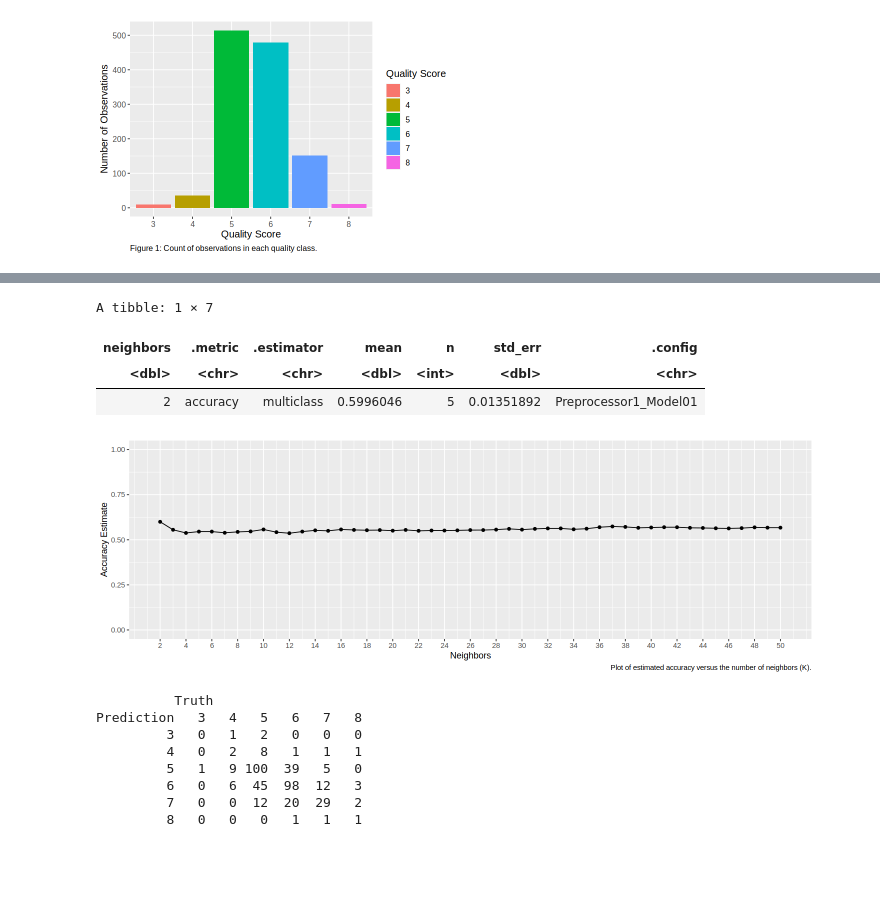
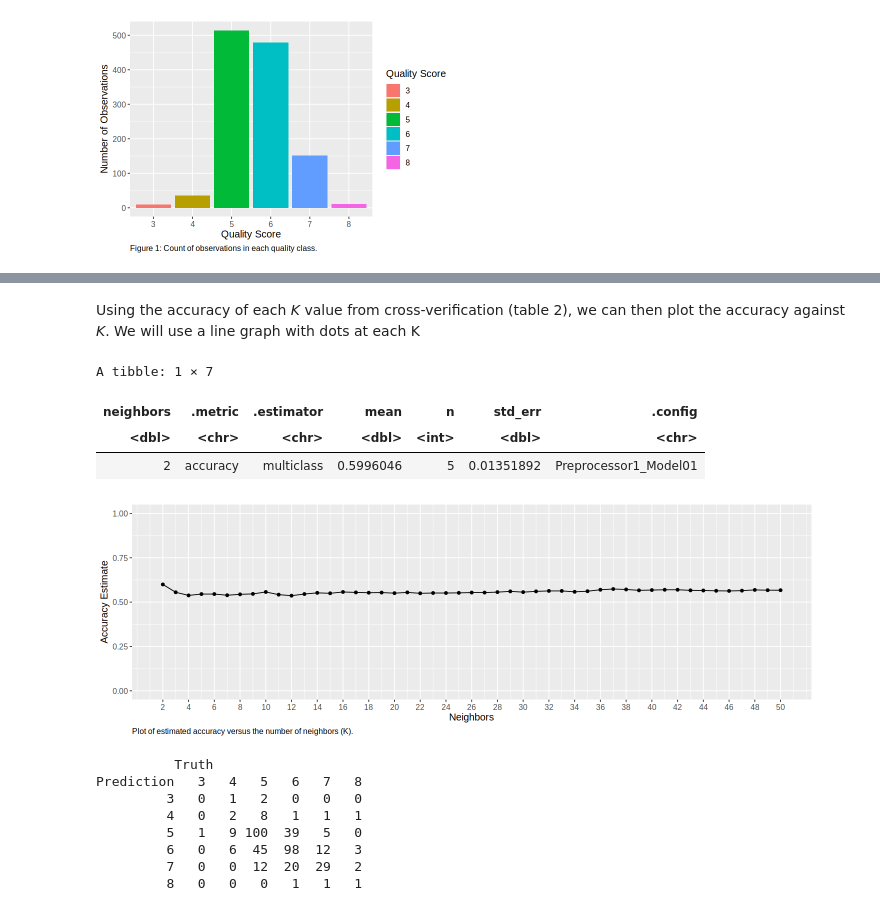
Before and after one commit to rahim620/DSCI100-PROJECT-FALL23, a Jupyter notebook: wine_quality.ipynb, the cells around one changed output, grey strips where cells are left out. Saved outputs shown, nothing was run; the diff lists cells and outputs as text; code cells hidden in the pictures; blank space fills up the shorter version.

Commit message:
Added more figure captions and table captions and continued narration.

```diff
--- a/wine_quality.ipynb
+++ b/wine_quality.ipynb
@@ -160,29 +173,32 @@ results_unbalanced <- workflow() |>
+# %% [markdown]
+Using the accuracy of each *K* value from cross-verification (table 2), we can then plot the accuracy against *K*. We will use a line graph with dots at each K
 # %%
 # Plot the accuracy for different k values
 options(repr.plot.width = 12, repr.plot.height = 4)
 
 accuracies_unbalanced <- results_unbalanced |>
     filter(.metric == "accuracy")
 
 accuracy_unbalanced_plot <- ggplot(accuracies_unbalanced, aes(x = neighbors, y = mean)) +
     geom_point() +
     geom_line() +
-    labs(x = "Neighbors", y = "Accuracy Estimate", caption = "Plot of estimated accuracy versus the number of neighbors (K).") +
+    labs(x = "Neighbors", y = "Accuracy Estimate", caption = "Figure 2: Plot of estimated accuracy versus the number of neighbors (K).") +
+    theme(text = element_text(size = 12), plot.caption = element_text(hjust=0)) +
     scale_x_continuous(breaks = seq(2, 50, by = 2)) +  # adjusting the x-axis
     scale_y_continuous(limits = c(0, 1)) # adjusting the y-axis
 
 k_unbalanced <- accuracies_unbalanced |>
     arrange(-mean) |>
     slice(1)
 
 k_unbalanced
 accuracy_unbalanced_plot
 # %% [output]
 A tibble: 1 × 7
 | neighbors | .metric | .estimator | mean | n | std_err | .config |
 | <dbl> | <chr> | <chr> | <dbl> | <int> | <dbl> | <chr> |
 | 2 | accuracy | multiclass | 0.5996046 | 5 | 0.01351892 | Preprocessor1_Model01 |
-[figure, old version]
+[figure, new version]
 # %%
 # Using the model on the test data by fitting it to the unbalanced training set with k = 2
 
```
Also changed, not shown: parts of 3 cells of this notebook.
